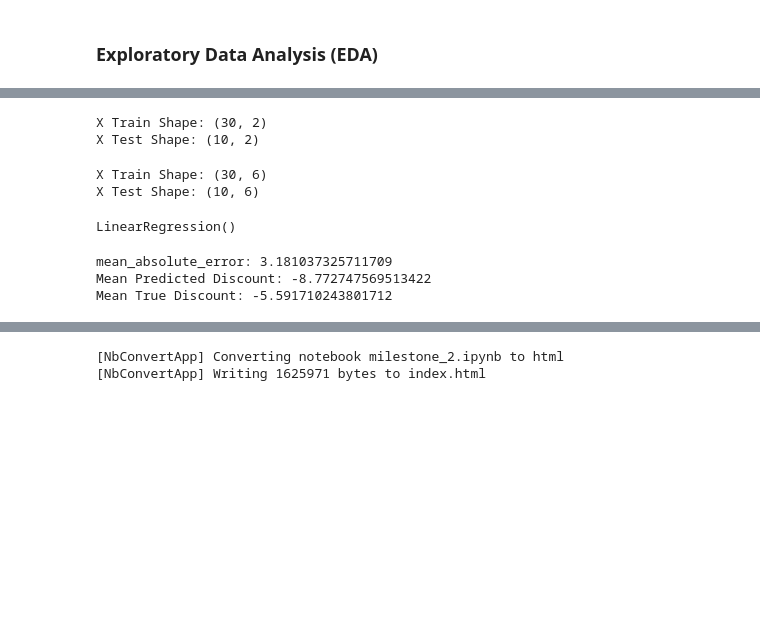
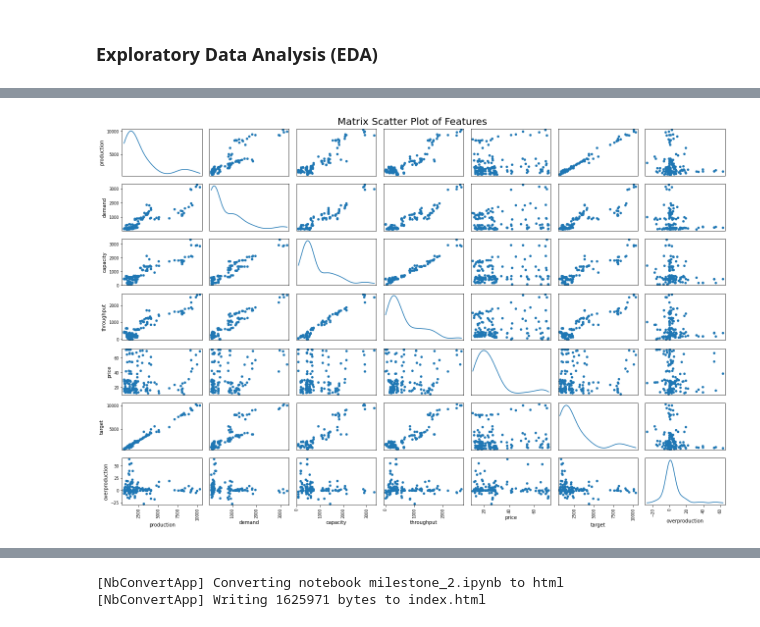
Before and after one commit to willcrodman/data_science_final_project, a Jupyter notebook: final.ipynb, the cells around one changed output, grey strips where cells are left out. Saved outputs shown, nothing was run; the diff lists cells and outputs as text; code cells hidden in the pictures; blank space fills up the shorter version.

```diff
--- a/final.ipynb
+++ b/final.ipynb
@@ -669,34 +701,7 @@ array([[<AxesSubplot:xlabel='demand', ylabel='demand'>,
-# %%
-# Separating observation and predict features.
-X, y = df[features.index.drop('premium')], df['premium']
-X_train, X_test, y_train, y_test = train_test_split(X, y, test_size=0.25, random_state=42)
-
-print("X Train Shape:", X_train.shape)
-print("X Test Shape:", X_test.shape)
-# %% [output]
-X Train Shape: (30, 2)
-X Test Shape: (10, 2)
-# %%
-poly = PolynomialFeatures(degree=2)
-X_train_poly, X_test_poly = poly.fit_transform(X_train), poly.fit_transform(X_test)
-print("X Train Shape:", X_train_poly.shape)
-print("X Test Shape:", X_test_poly.shape)
-
-#fit polynomial regression model
-model = LinearRegression()
-model.fit(X_train_poly, y_train)
-# %% [output]
-X Train Shape: (30, 6)
-X Test Shape: (10, 6)
-LinearRegression()
-# %%
-y_pred = model.predict(X_test_poly)
-mae = mean_absolute_error(y_test, y_pred)
-
-print(f'mean_absolute_error: {mae}')
-print(f'Mean Predicted Discount:', y_pred.mean())
-print(f'Mean True Discount:', y_test.mean())
-# %% [output]
-mean_absolute_error: 3.181037325711709
-Mean Predicted Discount: -8.772747569513422
-Mean True Discount: -5.591710243801712
+# %%
+fig, axs = plt.subplots(figsize=(18, 12))
+scatter_matrix(df, alpha=1.0, s=100, diagonal='kde', ax=axs)
+fig.suptitle(f"Matrix Scatter Plot of Features", fontsize=20)
+fig.tight_layout()
+# %% [output]
+[figure, added]
```
Also changed, not shown: parts of 18 cells of this notebook, 1 other file.
